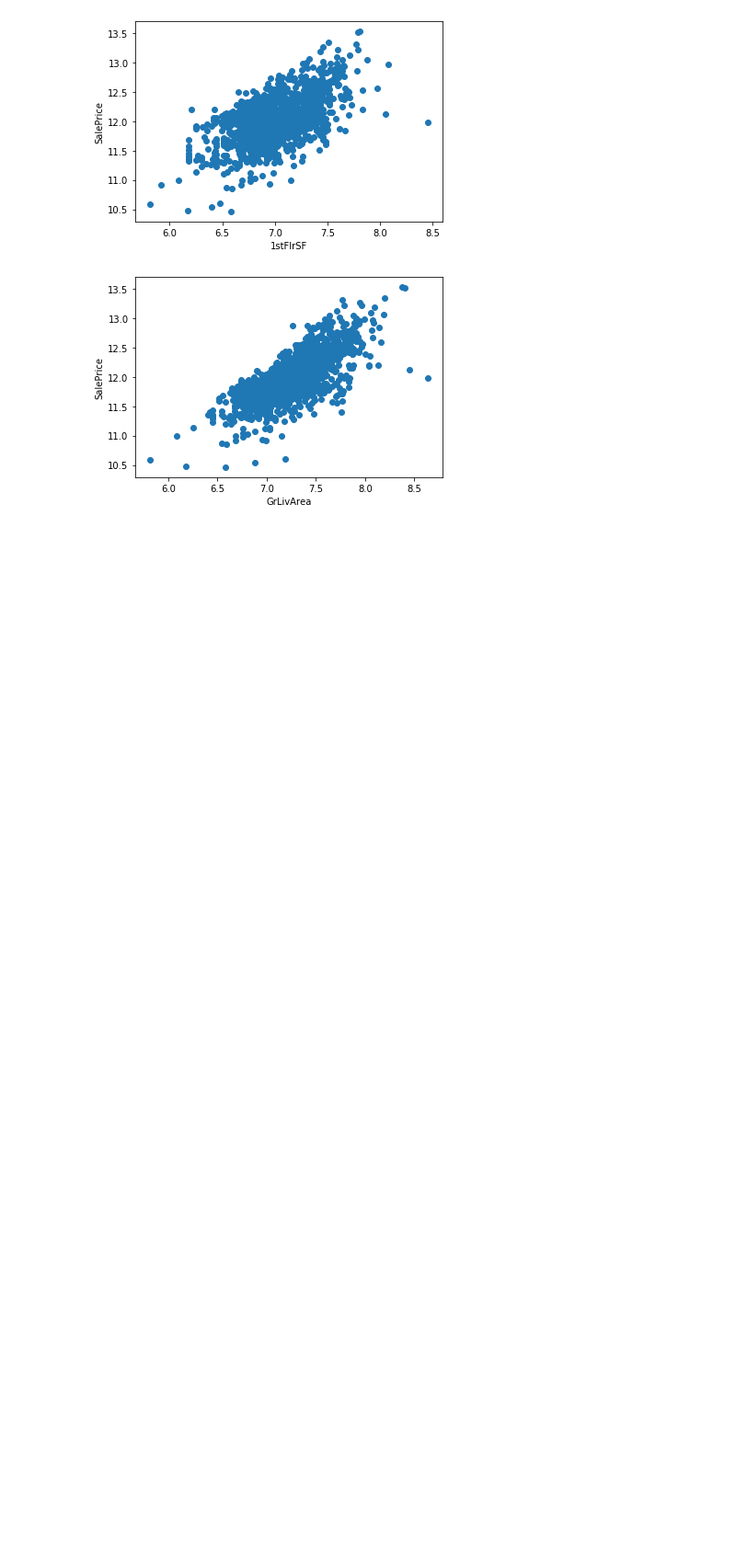
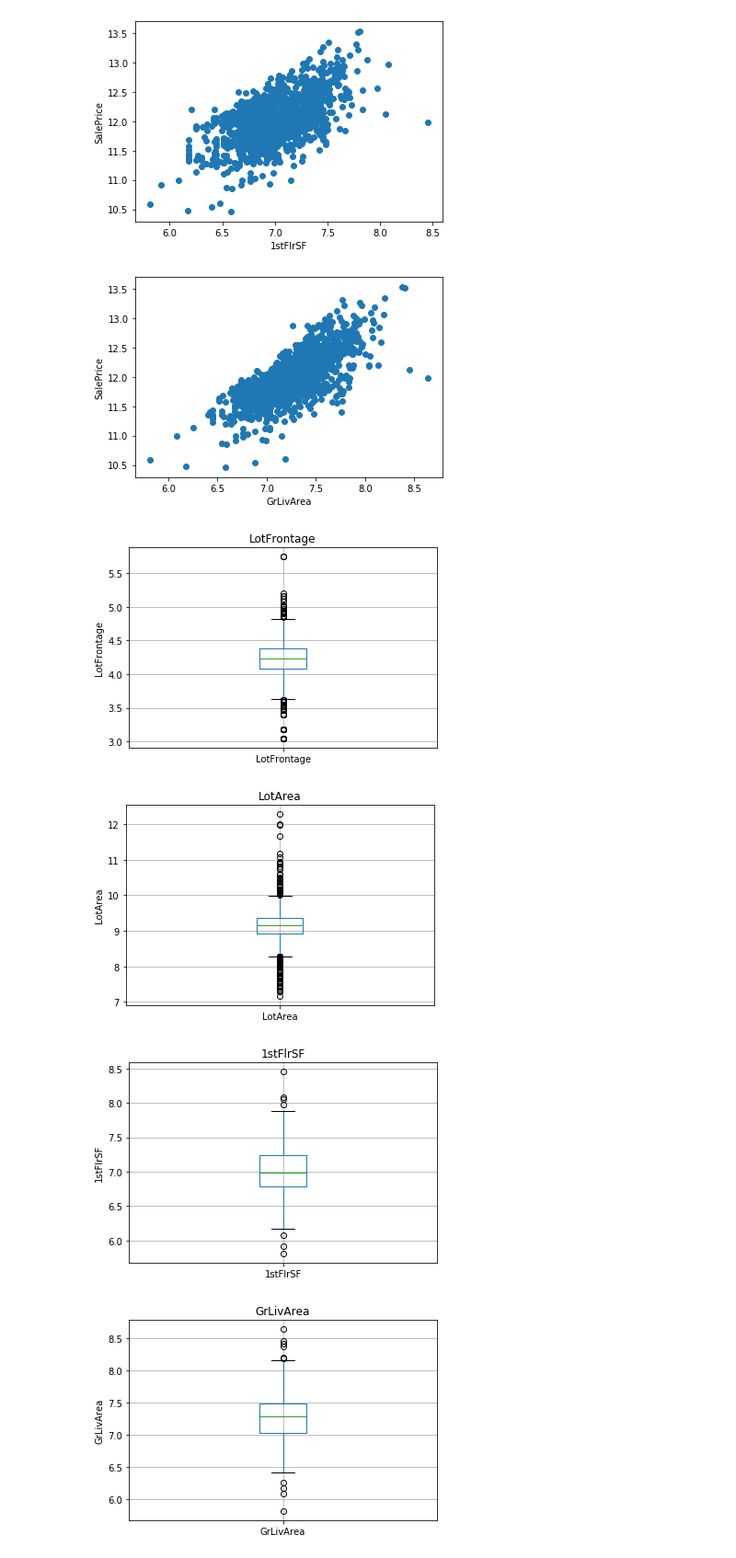
Before and after one commit to mostofa-ahsan/Projects, a Jupyter notebook: Housing Price/Housing Data Analysis.ipynb, the cells around one changed output. Shown at 92% size. Cells and saved outputs as stored; diff of their text form; code cells hidden in the pictures; blank space fills up the shorter version.

```diff
--- a/Housing Price/Housing Data Analysis.ipynb
+++ b/Housing Price/Housing Data Analysis.ipynb
@@ -226,3 +226,25 @@ for i in continuous_variables:
 [figure]
 [figure]
 [figure]
+# %%
+def find_outlier(df, var):
+    df = df.copy()
+
+
+    if any(df[var]<=0):
+        pass
+    else:
+        df[var]=np.log(df[var])
+        df.boxplot(column=var)
+        plt.title(var)
+        plt.ylabel(var)
+        plt.show()
+
+
+for i in continuous_variables:
+    find_outlier(data, i)
+# %% [output]
+[figure, added]
+[figure, added]
+[figure, added]
+[figure, added]
```
Also changed, not shown: parts of 6 cells of this notebook.
